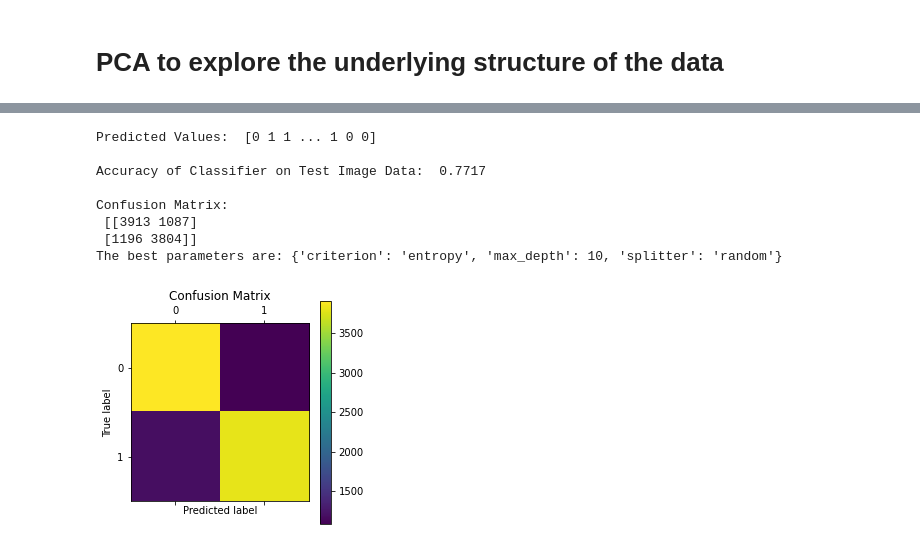
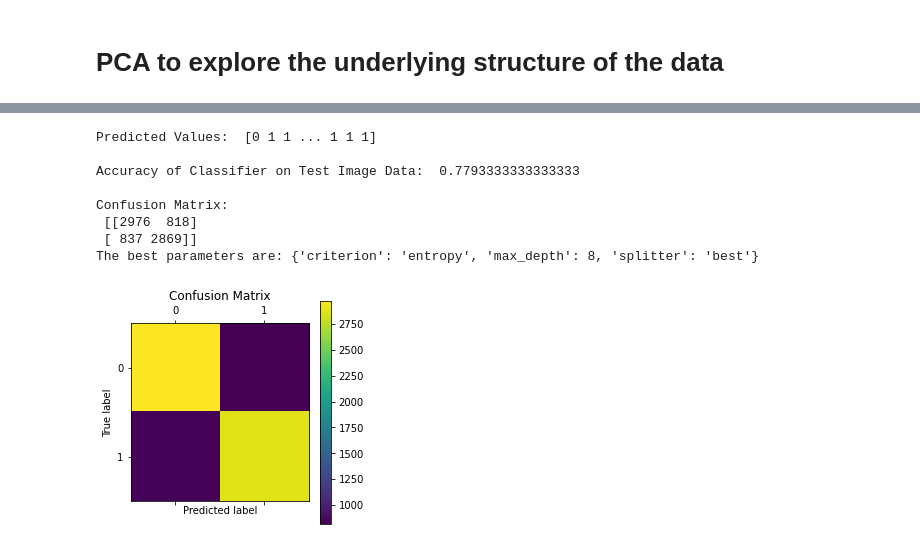
Before and after one commit to Stern1710/australia-weather-data, a Jupyter notebook: SPOD_Group7_Project.ipynb, the cells around one changed output, grey strips where cells are left out. Saved outputs shown, nothing was run; the diff lists cells and outputs as text; code cells hidden in the pictures.

```diff
--- a/SPOD_Group7_Project.ipynb
+++ b/SPOD_Group7_Project.ipynb
@@ -211,5 +208,9 @@ In the next step, # check for minimum and maximum values in numeric attributes (
 # %%
 # check for minimum and maximum values in numeric attributes:
 for col in weather.loc[:, weather.dtypes == 'float64']:
-    print("{:s}: min. {:.2f}, max. {:.2f}".format(col,weather[col].min(),weather[col].max()))
+    print(f'Attribute {col}:')
+    print("Min: {:.2f}, Q1: {:.2f}, Median {:.2f}, Q3: {:.2f}, Max: {:.2f}".format(weather[col].min(),weather[col].quantile(.25),weather[col].median(),weather[col].quantile(.75), weather[col].max()))
+    sns.boxplot(x=weather[col])
+    plt.title(f'Boxplot of Attribute {col}')
+    plt.show()
 # %% [output]
@@ -309,47 +327,27 @@ def get_evaluation(model, x_test, y_test):
 # %%
 param_grid = {
     'criterion': ['gini','entropy'],
-    'max_depth': [10, 20, 40, 60, 80, 100],
+    'max_depth': range(1,20),
     'splitter': ['random', 'best']
 }
 
 """
-Trains a decision tree using cross-validation and returns certain attributes of the received model including the best
+Trains a random forest using cross-validation and returns certain attributes of the received model including the best
 parameter combination.
 @param x_train, np ndarray, data matrix
 @param y_train, np ndarray, data vector
 @param param_grid, dict, grid holding the paramaters for search
-@param seed, int , seed for preserving reducibility of random events
-@param n_iter, int, number of iterations (RandomizedSearchCV)
-@param cv, in, number of folds (RandomizedSearchCV)
 """
-def train_dec_tree(x_train,y_train,param_grid,cv):
+def train_dec_tree(x_train,y_train,param_grid):
     tree = DecisionTreeClassifier(random_state=55)
-    model = GridSearchCV(tree,param_grid=param_grid,cv=cv)
+    model = GridSearchCV(tree,param_grid=param_grid)
     model.fit(x_train,y_train)
     return model.best_params_,model.best_estimator_
-# %%
-param_grid_2 = {
-    'criterion': ['gini','entropy'],
-    'max_depth': [10, 20, 40, 60, 80, 100],
-    'splitter': ['random', 'best']
-}
-
-"""
-Trains a random forest using cross-validation and returns certain attributes of the received model including the best
-parameter combination.
-@param x_train, np ndarray, data matrix
-@param y_train, np ndarray, data vector
-@param param_grid, dict, grid holding the paramaters for search
-"""
-def train_dec_tree(x_train,y_train,param_grid,cv):
-    tree = DecisionTreeClassifier(random_state=55)
-    model = GridSearchCV(tree,param_grid=param_grid,cv=cv)
-    model.fit(x_train,y_train)
-    return model.best_params_,model.best_estimator_
 # %%
-X = stratified.drop('RainTomorrow_num', axis=1)
+# remove target value and addtional added columns
+X = stratified.drop(['RainTomorrow_num','pca1','pca2'], axis=1)
 y = stratified['RainTomorrow_num']
 print(X.shape)
-x_train, x_test, y_train, y_test = train_test_split(X, y, test_size=0.20, random_state=2)
+x_train, x_test, y_train, y_test = train_test_split(X, y, test_size=0.15, random_state=2)
+X.head()
 # %% [output]
@@ -357,14 +361,15 @@ x_train, x_test, y_train, y_test = train_test_split(X, y, test_size=0.20, random
 # %%
-params_dec_tree, model_dec_tree = train_dec_tree(x_train, y_train, param_grid, 3)
+# train decision tree with created training set and evaluate on created target set
+params_dec_tree, model_dec_tree = train_dec_tree(x_train, y_train, param_grid)
 _ = get_evaluation(model_dec_tree, x_test, y_test)
 print("The best parameters are: {}".format(params_dec_tree))
 # %% [output]
-Predicted Values:  [0 1 1 ... 1 0 0]
+Predicted Values:  [0 1 1 ... 1 1 1]
 
-Accuracy of Classifier on Test Image Data:  0.7717
+Accuracy of Classifier on Test Image Data:  0.7793333333333333
 
 Confusion Matrix:
- [[3913 1087]
- [1196 3804]]
-The best parameters are: {'criterion': 'entropy', 'max_depth': 10, 'splitter': 'random'}
+ [[2976  818]
+ [ 837 2869]]
+The best parameters are: {'criterion': 'entropy', 'max_depth': 8, 'splitter': 'best'}
-[figure, old version]
+[figure, new version]
```
Also changed, not shown: parts of 11 cells of this notebook.
